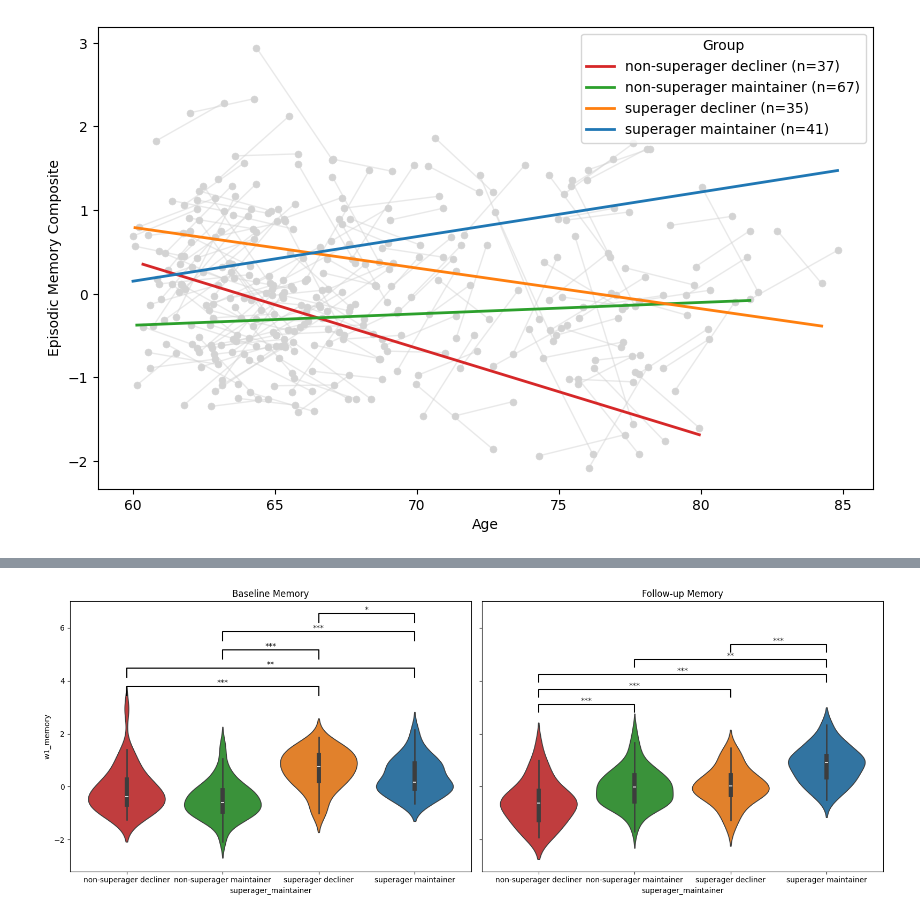
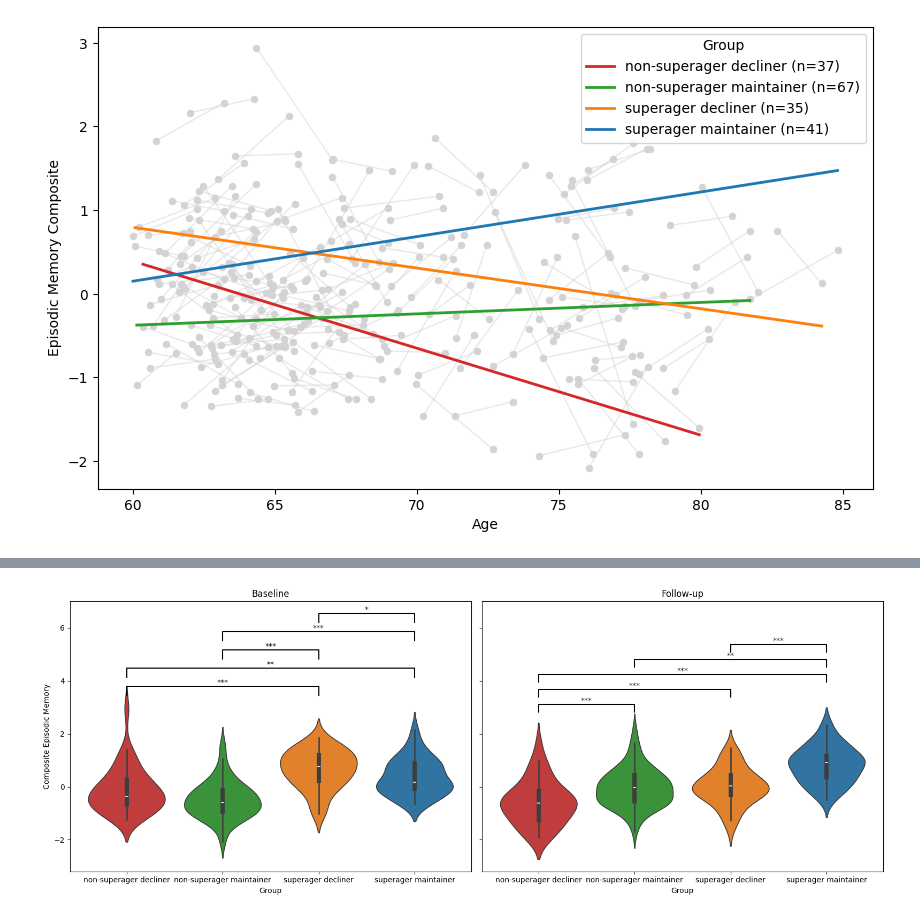
Before and after one commit to rachmorse/superagers, a Jupyter notebook: analysis.ipynb, the cells around one changed output, grey strips where cells are left out. Cells and saved outputs as stored; diff of their text form; code cells hidden in the pictures.

```diff
--- a/analysis.ipynb
+++ b/analysis.ipynb
@@ -90,11 +115,11 @@ def add_sig_lines(ax, x1, x2, y, h, text):
 fig, ax = plt.subplots(figsize=(8, 6))
 
 # Violin plot
-sns.violinplot(ax=ax, data=data, x="superager", y="memory_slopes", palette="YlOrBr", hue="superager")
-ax.set_xlabel("Superager Status")
+sns.violinplot(ax=ax, data=data, x="superager", y="memory_slopes", palette="YlOrBr", hue="superager", legend=False)
+ax.set_xlabel("Group")
 ax.set_xticks([0, 1])
-ax.set_xticklabels(["Non-Superager", "Superager"])
-ax.set_title("Memory Slopes")
+ax.set_xticklabels(["Non-superager", "Superager"])
+ax.set_ylabel("Change in Composite Episodic Memory")
 
 # Conduct t-test for memory slopes and add significance label
 y_max = data["memory_slopes"].max() + 0.5  # Start slightly above the max value
@@ -257,12 +385,10 @@ palette = {
     "non-superager decliner": "#d62728",
 }
 
-
 # Function to add significance lines
 def add_sig_lines(ax, x1, x2, y, h, text):
     ax.plot([x1, x1, x2, x2], [y, y + h, y + h, y], lw=1.5, color="black")
     ax.text((x1 + x2) * 0.5, y + h, text, ha="center", va="bottom")
-
 
 # First violin plot
 sns.violinplot(
@@ -274,20 +400,22 @@ sns.violinplot(
     palette=palette,
     legend=False,
 )
-axs[0].set_title("Baseline Memory")
+axs[0].set_title("Baseline")
+axs[0].set_xlabel("Group")
+axs[0].set_ylabel("Composite Episodic Memory")
 axs[0].set_xticks(range(len(palette)))
 
 # Conduct significance testing for tp1 memory
-y_max = data["w1_memory"].max() + 0.5  # Start slightly above the max value
-h = 0.1 * y_max  # Height of the significance lines
-offset = 0.2 * y_max  # Additional spacing between lines
+y_max = data["w1_memory"].max() + 0.5
+h = 0.1 * y_max
+offset = 0.2 * y_max
 
 for i, group1 in enumerate(palette.keys()):
     for j, group2 in enumerate(palette.keys()):
         if i < j:
             group1_data = data[data["superager_maintainer"] == group1]["w1_memory"]
             group2_data = data[data["superager_maintainer"] == group2]["w1_memory"]
-            t_stat, p_value = ttest_ind(group1_data.dropna(), group2_data.dropna())  # Drop NaNs
+            t_stat, p_value = ttest_ind(group1_data.dropna(), group2_data.dropna())
             if p_value < 0.001:
                 add_sig_lines(axs[0], i, j, y_max, h, "***")
                 y_max += offset
@@ -297,7 +425,6 @@ for i, group1 in enumerate(palette.keys()):
             elif p_value < 0.05:
                 add_sig_lines(axs[0], i, j, y_max, h, "*")
                 y_max += offset
-
 
 # Second violin plot
 sns.violinplot(
@@ -305,36 +432,37 @@ sns.violinplot(
     data=data,
     x="superager_maintainer",
     y="w2_memory",
     hue="superager_maintainer",
     palette=palette,
     legend=False,
 )
-axs[1].set_title("Follow-up Memory")
+axs[1].set_title("Follow-up")
+axs[1].set_xlabel("Group")
 axs[1].set_xticks(range(len(palette)))
 
 # Conduct significance testing for tp2 memory
-y_max = data["w2_memory"].max() + 0.5  # Start slightly above the max value
-h = 0.1 * y_max  # Height of the significance lines
-offset = 0.2 * y_max  # Additional spacing between lines
+y_max = data["w2_memory"].max() + 0.5
+h = 0.1 * y_max
+offset = 0.2 * y_max
 
 for i, group1 in enumerate(palette.keys()):
     for j, group2 in enumerate(palette.keys()):
         if i < j:
             group1_data = data[data["superager_maintainer"] == group1]["w2_memory"]
             group2_data = data[data["superager_maintainer"] == group2]["w2_memory"]
-            t_stat, p_value = ttest_ind(group1_data.dropna(), group2_data.dropna())  # Drop NaNs
+            t_stat, p_value = ttest_ind(group1_data.dropna(), group2_data.dropna())
             if p_value < 0.001:
                 add_sig_lines(axs[1], i, j, y_max, h, "***")
                 y_max += offset
             elif p_value < 0.01:
                 add_sig_lines(axs[1], i, j, y_max, h, "**")
                 y_max += offset
             elif p_value < 0.05:
                 add_sig_lines(axs[1], i, j, y_max, h, "*")
                 y_max += offset
 
 # Adjust layout
 plt.tight_layout()
 plt.show()
 # %% [output]
-[figure, old version]
+[figure, new version]
```
Also changed, not shown: parts of 6 cells of this notebook, 8 other files.
